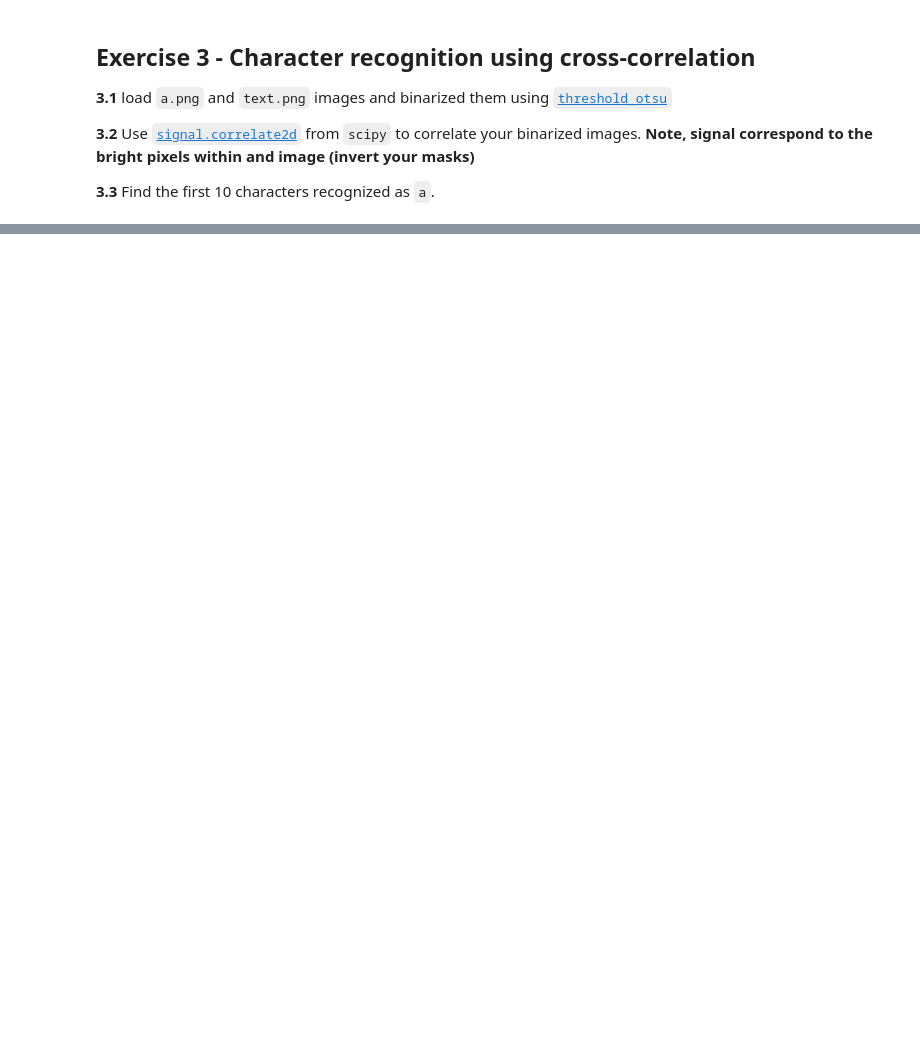
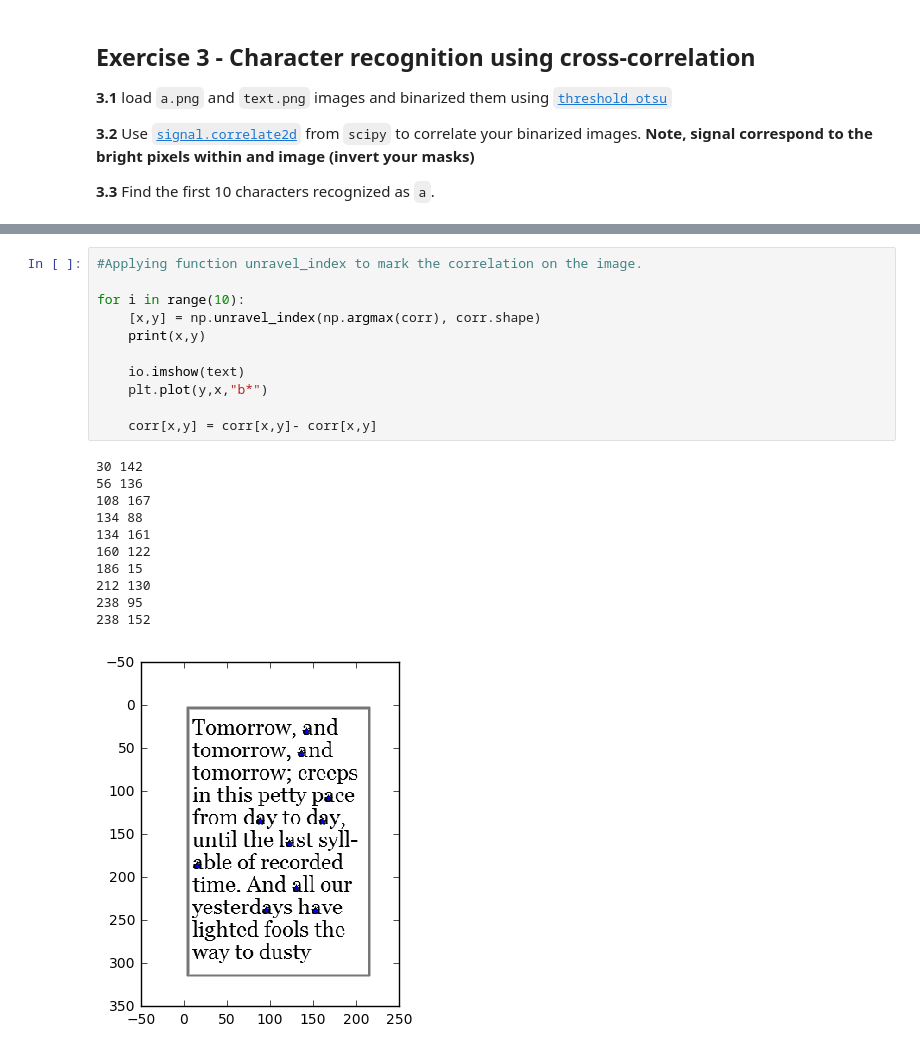
Before and after one commit to CarmenGenis/DSP-TP-1617, a Jupyter notebook: Lab3/python/Lab3.ipynb, the cells around one changed output, grey strips where cells are left out. Drawn from its saved outputs; the diff is of its cells as text; blank space fills up the shorter version.

```diff
--- a/Lab3/python/Lab3.ipynb
+++ b/Lab3/python/Lab3.ipynb
@@ -102,0 +221,23 @@ $$ K = \frac{1.}{256}\begin{bmatrix} 1 & 4 & 6 & 4 & 1 \\ 4 & 16 & 24 & 16 & 4 \
+# %%
+#Applying function unravel_index to mark the correlation on the image.
+
+for i in range(10):
+    [x,y] = np.unravel_index(np.argmax(corr), corr.shape)
+    print(x,y)
+
+    io.imshow(text)
+    plt.plot(y,x,"b*")
+
+    corr[x,y] = corr[x,y]- corr[x,y]
+# %% [output]
+30 142
+56 136
+108 167
+134 88
+134 161
+160 122
+186 15
+212 130
+238 95
+238 152
+[figure, added]
```
Also changed, not shown: parts of 8 cells of this notebook.
